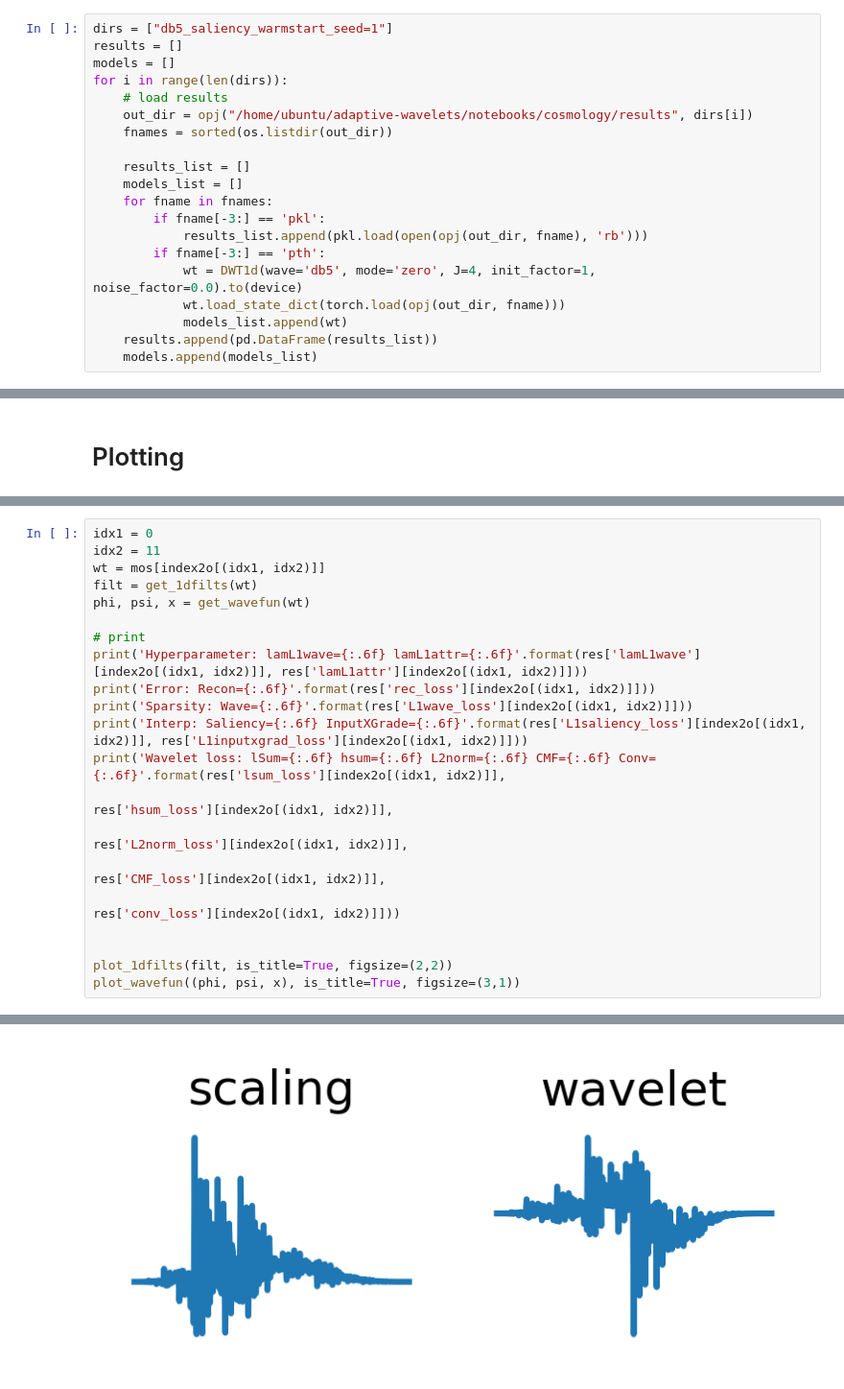
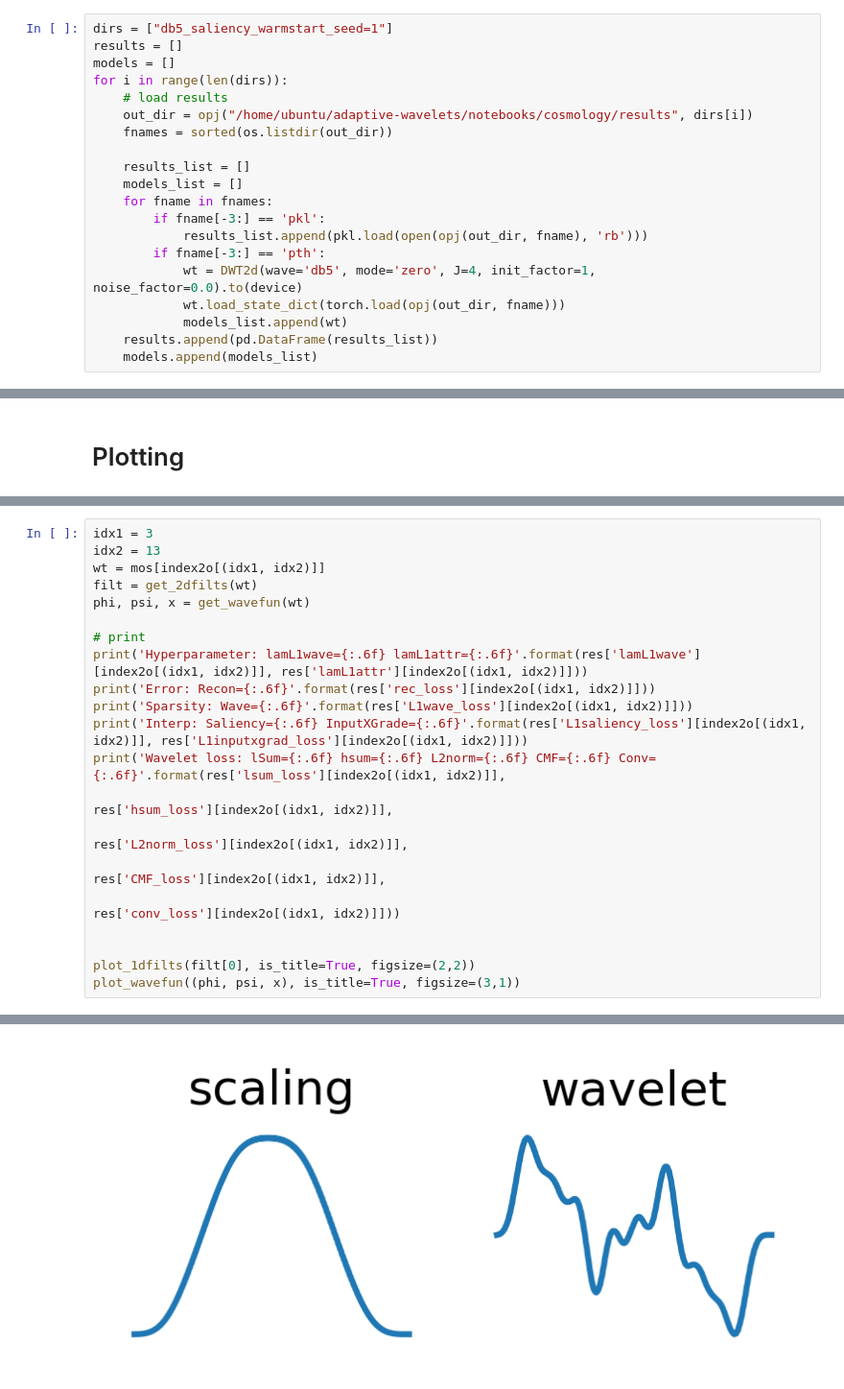
Before and after one commit to Yu-Group/adaptive-wavelets, a Jupyter notebook: notebooks/cosmology/01_results.ipynb, the cells around one changed output, grey strips where cells are left out. Shown at 96% size. Drawn from its saved outputs; the diff is of its cells as text.

```diff
--- a/notebooks/cosmology/01_results.ipynb
+++ b/notebooks/cosmology/01_results.ipynb
@@ -44,7 +44,7 @@ for i in range(len(dirs)):
         if fname[-3:] == 'pkl':
             results_list.append(pkl.load(open(opj(out_dir, fname), 'rb')))
         if fname[-3:] == 'pth':
-            wt = DWT1d(wave='db5', mode='zero', J=4, init_factor=1, noise_factor=0.0).to(device)
+            wt = DWT2d(wave='db5', mode='zero', J=4, init_factor=1, noise_factor=0.0).to(device)
             wt.load_state_dict(torch.load(opj(out_dir, fname)))
             models_list.append(wt)
     results.append(pd.DataFrame(results_list))
@@ -115,8 +115,8 @@ plt.show()
 # %%
-idx1 = 0
-idx2 = 11
+idx1 = 3
+idx2 = 13
 wt = mos[index2o[(idx1, idx2)]]
-filt = get_1dfilts(wt)
+filt = get_2dfilts(wt)
 phi, psi, x = get_wavefun(wt)
 
 # print
@@ -131,6 +131,6 @@ print('Wavelet loss: lSum={:.6f} hsum={:.6f} L2norm={:.6f} CMF={:.6f} Conv={:.6f
                                                                                           res['conv_loss'][index2o[(idx1, idx2)]]))
 
 
-plot_1dfilts(filt, is_title=True, figsize=(2,2))
+plot_1dfilts(filt[0], is_title=True, figsize=(2,2))
 plot_wavefun((phi, psi, x), is_title=True, figsize=(3,1))
 # %% [output]
@@ -143,4 +143,4 @@ Wavelet loss: lSum=0.000001 hsum=0.000109 L2norm=0.002032 CMF=0.059000 Conv=0.00
-[figure, old version]
+[figure, new version]
 # %%
 plt.plot(np.log(res['train_losses'][index2o[(idx1, idx2)]]))
 plt.xlabel("epochs")
```
Also changed, not shown: parts of 4 cells of this notebook, 2 other files.
